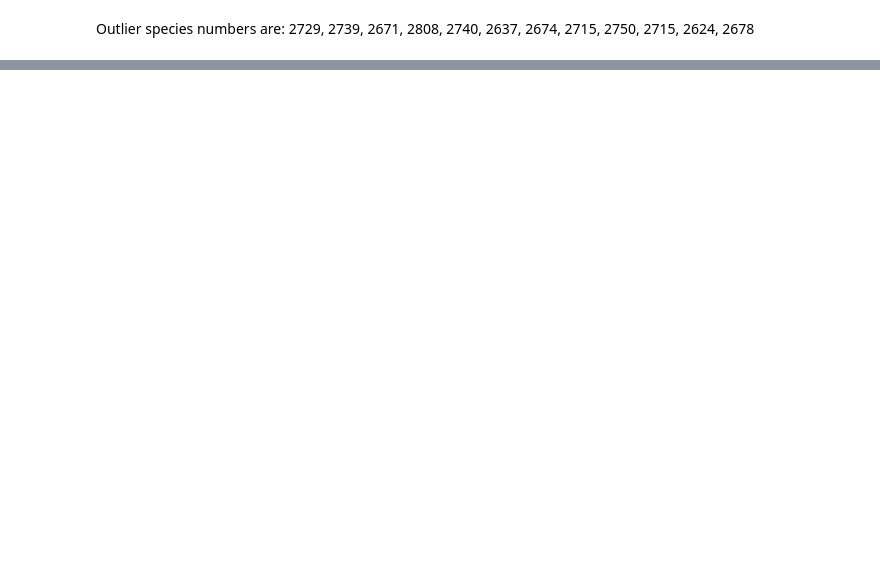
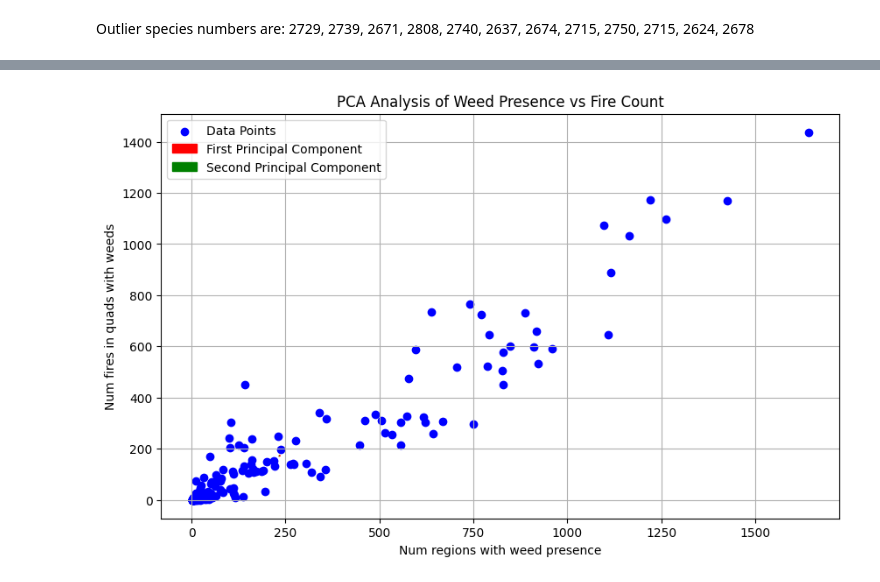
Before and after one commit to Ljosha/Fire_Plants, a Jupyter notebook: FirePlants.ipynb, the cells around one changed output, grey strips where cells are left out. Drawn from its saved outputs; the diff is of its cells as text; code cells hidden in the pictures; blank space fills up the shorter version.

```diff
--- a/FirePlants.ipynb
+++ b/FirePlants.ipynb
@@ -177,0 +254,79 @@ hypothetical_outliers = [2729, 2739, 2671, 2808, 2740, 2637, 2674, 2715, 2750, 2
+# %%
+import numpy as np
+import matplotlib.pyplot as plt
+from sklearn.decomposition import PCA
+
+# Assuming species_quad and species_fire_count are defined previously
+x = np.array(species_quad)
+y = np.array(species_fire_count)
+
+# Combine the data into a feature matrix
+data = np.column_stack((x, y))
+
+# Perform PCA
+pca = PCA(n_components=2)
+pca.fit(data)
+transformed_data = pca.transform(data)
+
+# Get PCA components and explained variance
+components = pca.components_
+explained_variance = pca.explained_variance_ratio_
+
+# Print PCA information
+print("PCA Results:")
+print(f"Principal Components:\n{components}")
+print(f"Explained Variance Ratio: {explained_variance}")
+print(f"First component explains {explained_variance[0]*100:.2f}% of variance")
+print(f"Second component explains {explained_variance[1]*100:.2f}% of variance")
+
+# Calculate the principal axes for visualization
+mean = pca.mean_
+principal_axis1 = mean + components[0] * 3 * np.sqrt(explained_variance[0])
+principal_axis2 = mean + components[1] * 3 * np.sqrt(explained_variance[1])
+
+# Create the PCA plot
+plt.figure(figsize=(10, 6))
+plt.scatter(data[:, 0], data[:, 1], color='blue', label='Data Points')
+
+# Plot principal components as arrows
+plt.arrow(mean[0], mean[1],
+          components[0, 0] * 3 * np.sqrt(explained_variance[0]),
+          components[0, 1] * 3 * np.sqrt(explained_variance[0]),
+          color='red', width=0.1, label='First Principal Component')
+plt.arrow(mean[0], mean[1],
+          components[1, 0] * 3 * np.sqrt(explained_variance[1]),
+          components[1, 1] * 3 * np.sqrt(explained_variance[1]),
+          color='green', width=0.1, label='Second Principal Component')
+
+plt.xlabel("Num regions with weed presence")
+plt.ylabel("Num fires in quads with weeds")
+plt.title("PCA Analysis of Weed Presence vs Fire Count")
+plt.legend()
+plt.grid(True)
+
+# Save the plot
+plt.savefig('pca_analysis.png')
+
+# Compare with the regression line from previous analysis
+# The first principal component should be similar to the regression line direction
+regression_slope = m  # from previous code
+pca_slope = components[0, 1] / components[0, 0]
+
+print("\nComparison with Regression Line:")
+print(f"Regression line slope: {regression_slope:.4f}")
+print(f"First PCA component slope: {pca_slope:.4f}")
+print(f"Difference: {abs(regression_slope - pca_slope):.4f}")
+
+# Highlight the same outliers from regression analysis in PCA space
+if 'farthest_indices' in locals():
+    plt.figure(figsize=(10, 6))
+    plt.scatter(transformed_data[:, 0], transformed_data[:, 1], color='blue', label='Data Points')
+    plt.scatter(transformed_data[farthest_indices, 0], transformed_data[farthest_indices, 1],
+                color='orange', s=100, label='Regression Outliers', edgecolors='black')
+    plt.xlabel("First Principal Component")
+    plt.ylabel("Second Principal Component")
+    plt.title("PCA with Regression Outliers Highlighted")
+    plt.legend()
+    plt.grid(True)
+    plt.savefig('pca_with_outliers.png')
+# %% [output]
@@ -177,0 +345 @@ hypothetical_outliers = [2729, 2739, 2671, 2808, 2740, 2637, 2674, 2715, 2750, 2
+[figure, added]
```
Also changed, not shown: parts of 4 cells of this notebook.
